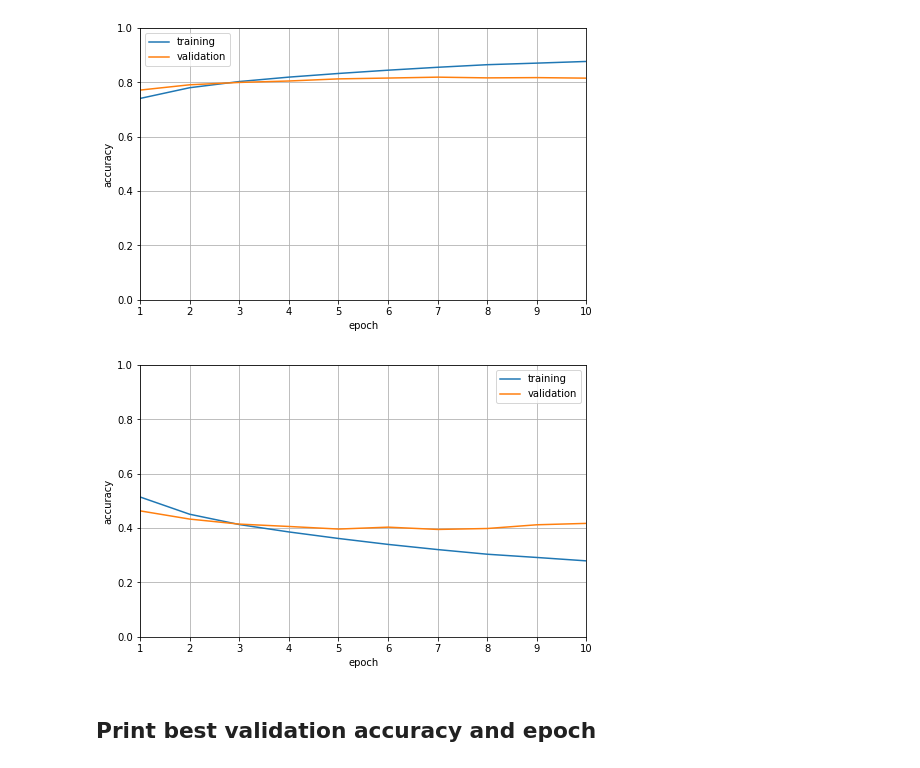
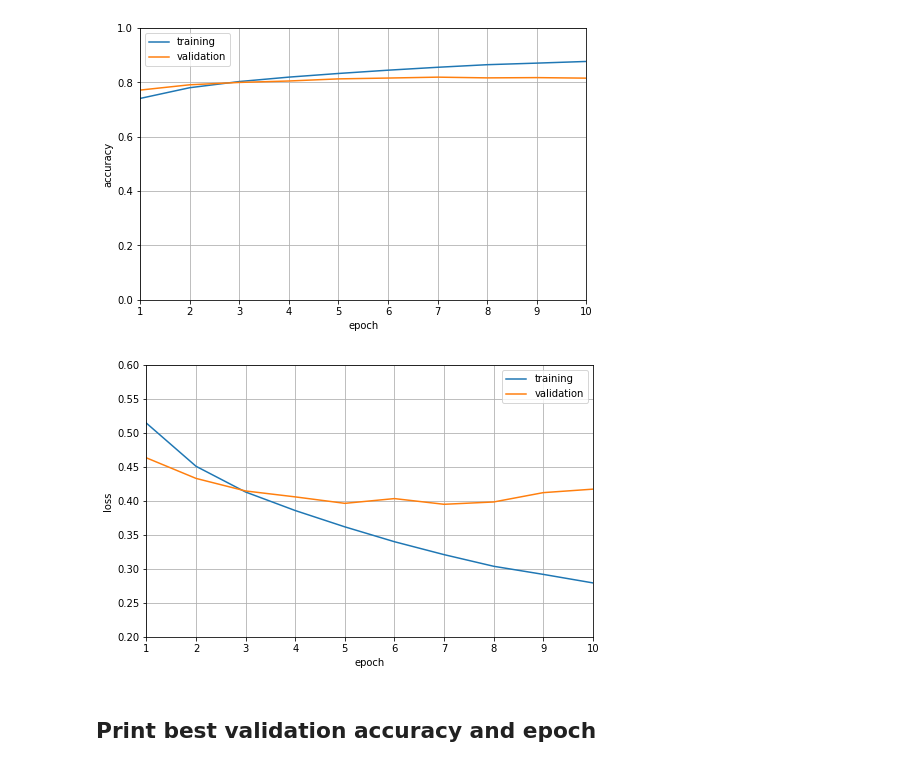
Before and after one commit to seyiqi/ds1003_project, a Jupyter notebook: src/kera-training.ipynb, the cells around one changed output. Drawn from its saved outputs; the diff is of its cells as text; code cells hidden in the pictures.

```diff
--- a/src/kera-training.ipynb
+++ b/src/kera-training.ipynb
@@ -29,8 +29,8 @@ Q2_test_DATA_FILE = '../data/preprocessed/q2_test.npy'
 WORD_EMBEDDING_MATRIX_FILE = '../data/preprocessed/word_embedding_matrix.npy'
 NB_WORDS_DATA_FILE = '../data/preprocessed/nb_words.json'
 
-MODEL_WEIGHTS_FILE = '../data/preprocessed/model_weights.h5'
-MODEL_FILE='../data/preprocessed/model.json'
+MODEL_WEIGHTS_FILE = '../data/model/model_weights.h5'
+MODEL_FILE='../data/model/model.json'
 MAX_SEQUENCE_LENGTH = 25
 EMBEDDING_DIM = 300
 VALIDATION_SPLIT = 0.1
@@ -132,12 +132,12 @@ ax.set_ylim([0.0,1.0]);
 # %%
 acc = pd.DataFrame({'epoch': [ i + 1 for i in history.epoch ],
                     'training': history.history['loss'],
                     'validation': history.history['val_loss']})
 ax = acc.ix[:,:].plot(x='epoch', figsize={5,8}, grid=True)
-ax.set_ylabel("accuracy")
-ax.set_ylim([0.0,1.0]);
+ax.set_ylabel("loss")
+ax.set_ylim([0.2,0.6]);
 # %% [output]
-[figure, old version]
+[figure, new version]
 # %% [markdown]
 ## Print best validation accuracy and epoch
 # %%
```
